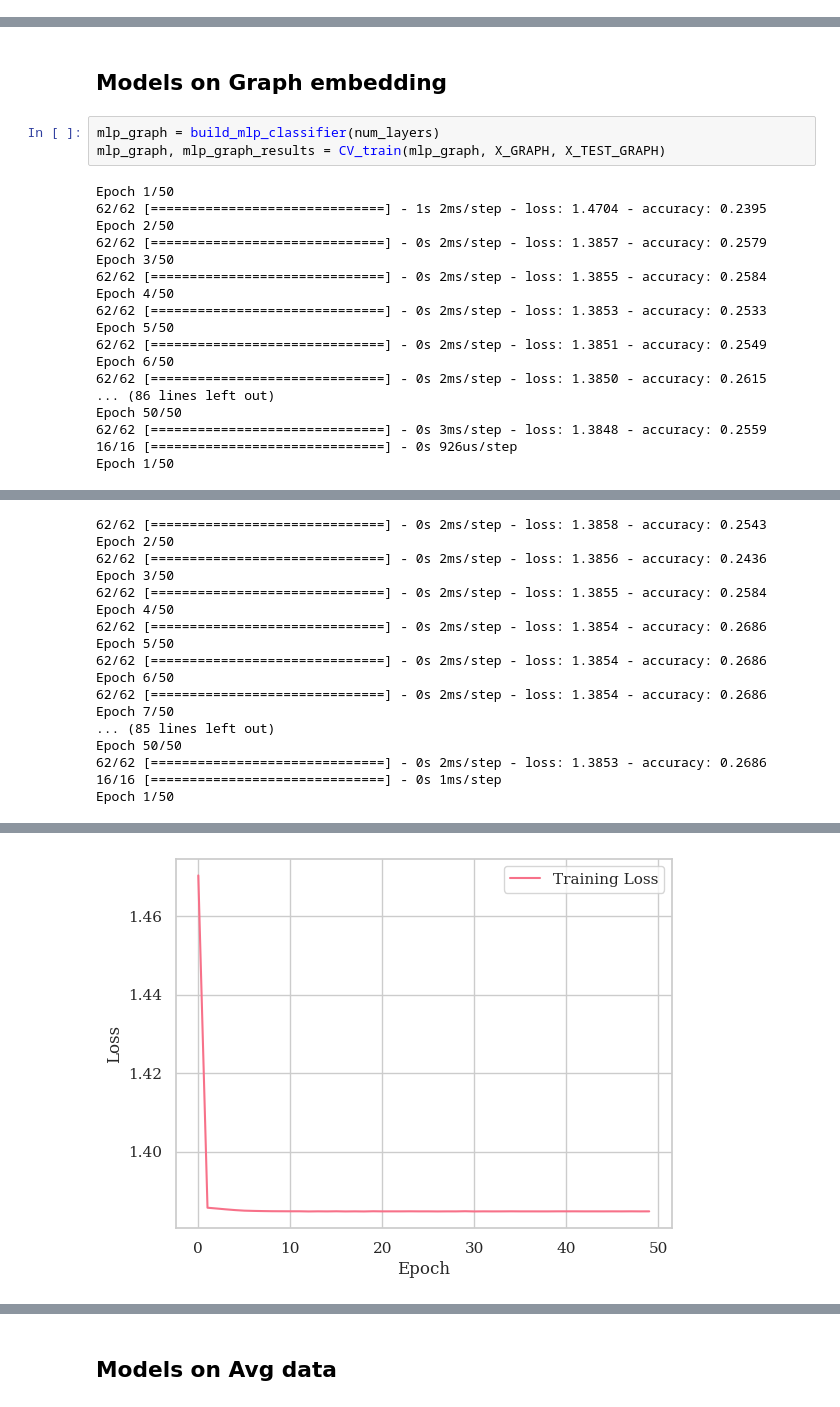
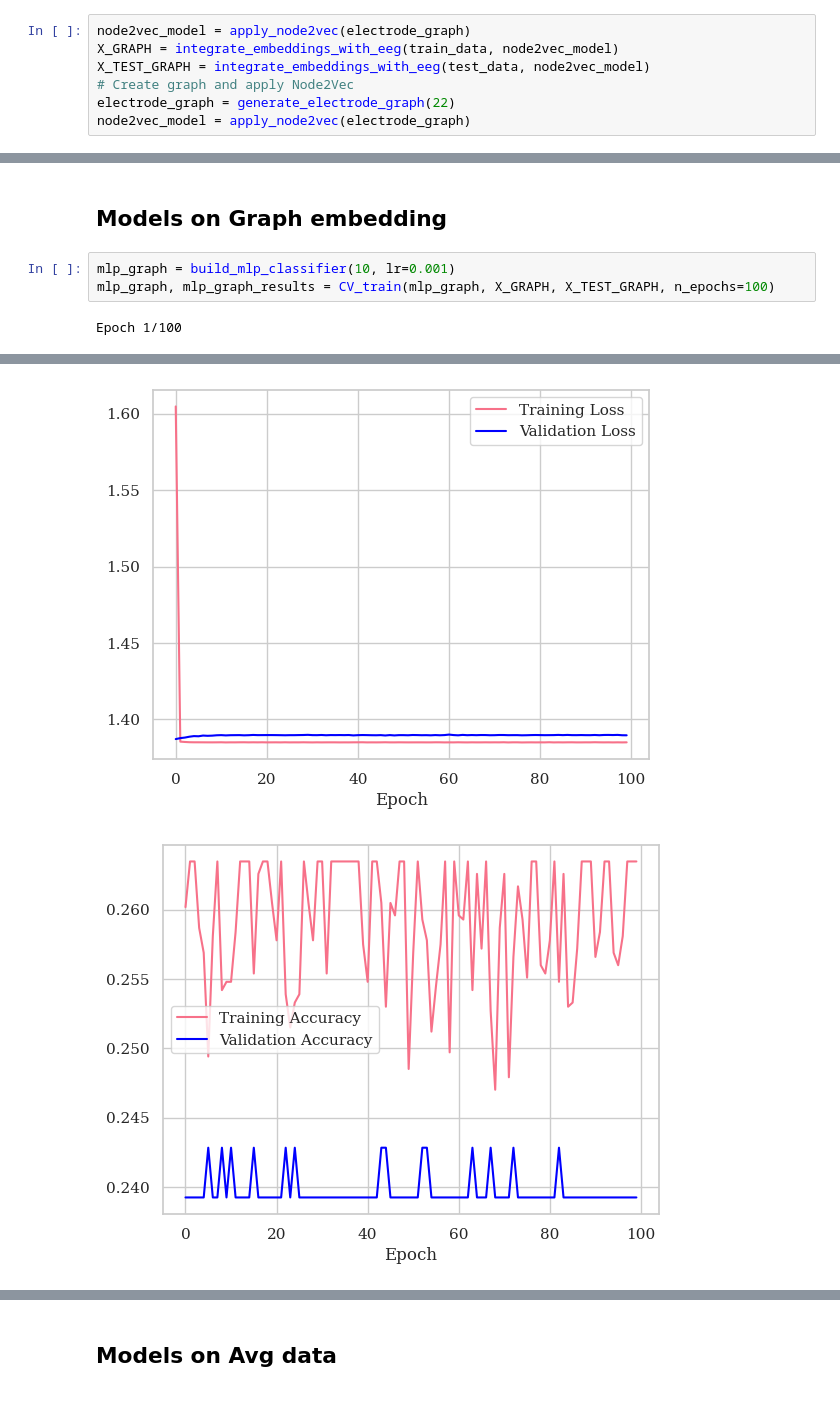
Before and after one commit to sam189239/EEG-MI-Benchmarking, a Jupyter notebook: code/bci_main_9+3.ipynb, the cells around one changed output, grey strips where cells are left out. Drawn from its saved outputs; the diff is of its cells as text.

```diff
--- a/code/bci_main_9+3.ipynb
+++ b/code/bci_main_9+3.ipynb
@@ -460,3 +695,10 @@ X_TEST_GRAPH = apply_node2vec(test_data)
+# %%
+node2vec_model = apply_node2vec(electrode_graph)
+X_GRAPH = integrate_embeddings_with_eeg(train_data, node2vec_model)
+X_TEST_GRAPH = integrate_embeddings_with_eeg(test_data, node2vec_model)
+# Create graph and apply Node2Vec
+electrode_graph = generate_electrode_graph(22)
+node2vec_model = apply_node2vec(electrode_graph)
 # %% [markdown]
 ## Triplet Loss
 # %%
@@ -634,23 +876,7 @@ def CV_train(model, X, X_test, cnn = False, convlstm = False, batch_size = 32, n
 # %% [markdown]
 ## Models on Graph embedding
 # %%
-mlp_graph = build_mlp_classifier(num_layers)
-mlp_graph, mlp_graph_results = CV_train(mlp_graph, X_GRAPH, X_TEST_GRAPH)
+mlp_graph = build_mlp_classifier(10, lr=0.001)
+mlp_graph, mlp_graph_results = CV_train(mlp_graph, X_GRAPH, X_TEST_GRAPH, n_epochs=100)
 # %% [output]
-Epoch 1/50
-62/62 [==============================] - 1s 2ms/step - loss: 1.4704 - accuracy: 0.2395
-Epoch 2/50
-62/62 [==============================] - 0s 2ms/step - loss: 1.3857 - accuracy: 0.2579
-Epoch 3/50
-62/62 [==============================] - 0s 2ms/step - loss: 1.3855 - accuracy: 0.2584
-Epoch 4/50
-62/62 [==============================] - 0s 2ms/step - loss: 1.3853 - accuracy: 0.2533
-Epoch 5/50
-62/62 [==============================] - 0s 2ms/step - loss: 1.3851 - accuracy: 0.2549
-Epoch 6/50
-62/62 [==============================] - 0s 2ms/step - loss: 1.3850 - accuracy: 0.2615
-... (86 lines left out)
-Epoch 50/50
-62/62 [==============================] - 0s 3ms/step - loss: 1.3848 - accuracy: 0.2559
-16/16 [==============================] - 0s 926us/step
-Epoch 1/50
+Epoch 1/100
@@ -674,17 +899,0 @@ Epoch 1/50
-62/62 [==============================] - 0s 2ms/step - loss: 1.3858 - accuracy: 0.2543
-Epoch 2/50
-62/62 [==============================] - 0s 2ms/step - loss: 1.3856 - accuracy: 0.2436
-Epoch 3/50
-62/62 [==============================] - 0s 2ms/step - loss: 1.3855 - accuracy: 0.2584
-Epoch 4/50
-62/62 [==============================] - 0s 2ms/step - loss: 1.3854 - accuracy: 0.2686
-Epoch 5/50
-62/62 [==============================] - 0s 2ms/step - loss: 1.3854 - accuracy: 0.2686
-Epoch 6/50
-62/62 [==============================] - 0s 2ms/step - loss: 1.3854 - accuracy: 0.2686
-Epoch 7/50
-... (85 lines left out)
-Epoch 50/50
-62/62 [==============================] - 0s 2ms/step - loss: 1.3853 - accuracy: 0.2686
-16/16 [==============================] - 0s 1ms/step
-Epoch 1/50
@@ -708,2 +900,3 @@ Epoch 50/50
-[figure, old version]
+[figure, new version]
+[figure, added]
 # %%
```
Also changed, not shown: parts of 6 cells of this notebook, 3 other files.
